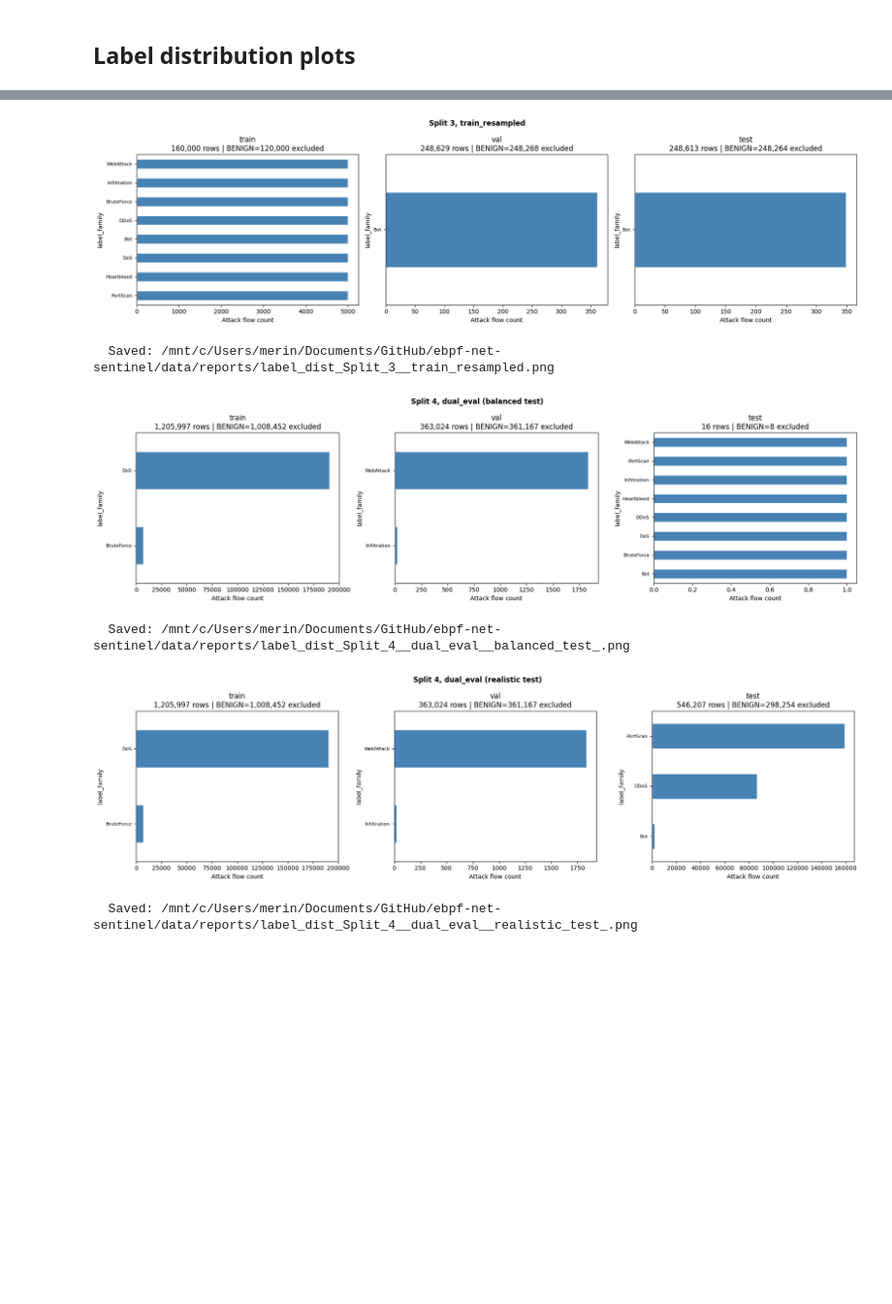
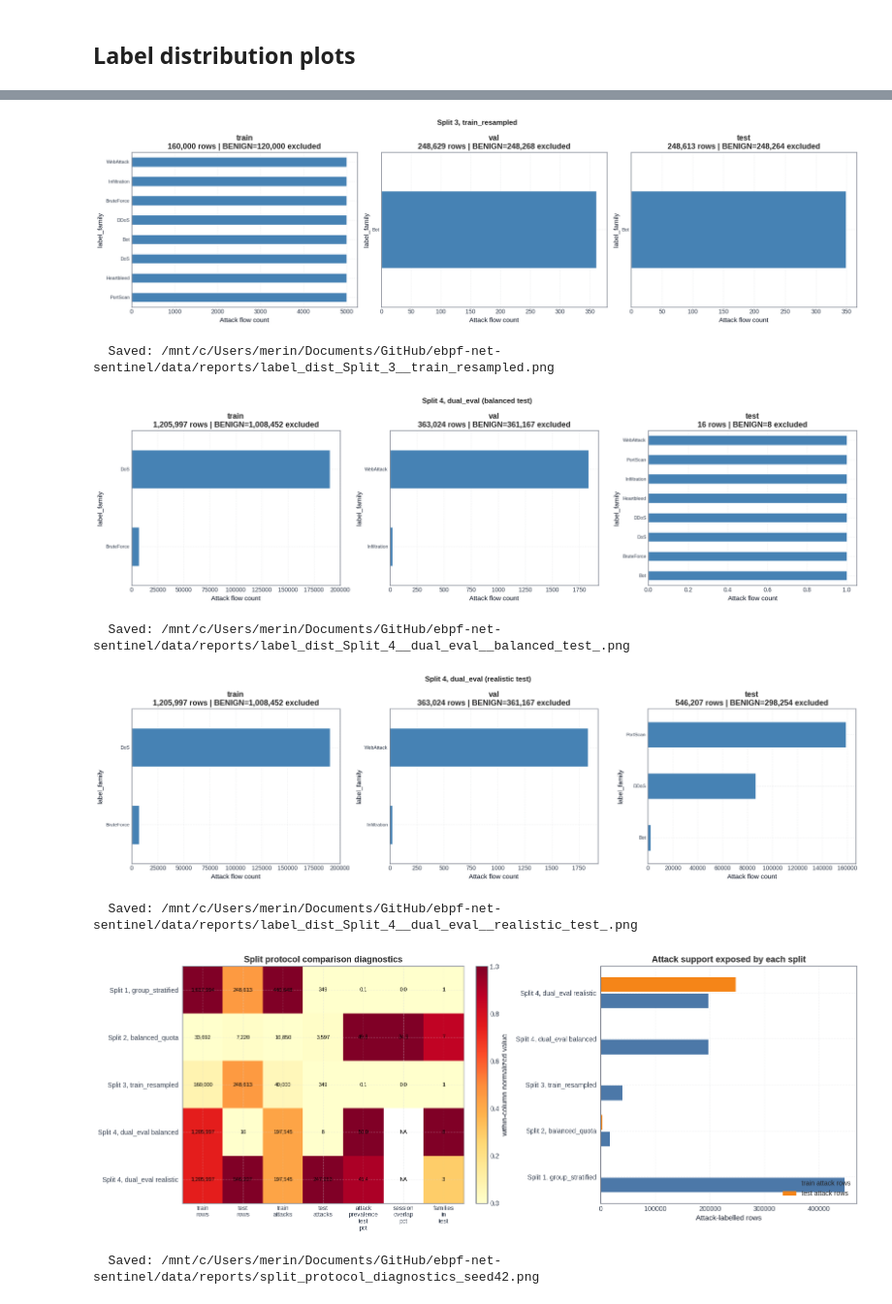
Before and after one commit to merinnnn/ebpf-net-sentinel, a Jupyter notebook: ml/notebooks/00_data_preparation.ipynb, the cells around one changed output, grey strips where cells are left out. Shown at 97% size. Saved outputs shown, nothing was run; the diff lists cells and outputs as text; code cells hidden in the pictures; blank space fills up the shorter version.

Commit message:
update: plots

```diff
--- a/ml/notebooks/00_data_preparation.ipynb
+++ b/ml/notebooks/00_data_preparation.ipynb
@@ -794,4 +807,58 @@ plot_dist(DIR2_BASELINE, "Split 2, balanced_quota")
 plot_dist(DIR3_BASELINE, "Split 3, train_resampled")
 plot_dist(DIR4_BASELINE, "Split 4, dual_eval (balanced test)", test_file="test_balanced.parquet")
 plot_dist(DIR4_BASELINE, "Split 4, dual_eval (realistic test)", test_file="test_realistic.parquet")
+
+
+summary_plot_df = pd.DataFrame([r for r in SUMMARY if r.get('train_rows')]).copy()
+if not summary_plot_df.empty:
+    summary_plot_df['split_short'] = summary_plot_df['name'].str.extract(r'(Split\s+\d(?:,\s*[^()]+)?)', expand=False).fillna(summary_plot_df['name'])
+    summary_plot_df['attack_prevalence_test_pct'] = 100.0 * summary_plot_df['test_attacks'] / summary_plot_df['test_rows'].clip(lower=1)
+    plot_cols = ['train_rows', 'test_rows', 'train_attacks', 'test_attacks', 'attack_prevalence_test_pct', 'session_overlap_pct', 'families_in_test']
+    available_cols = [c for c in plot_cols if c in summary_plot_df.columns]
+    heatmap_df = summary_plot_df.set_index('split_short')[available_cols].copy()
+    heatmap_scaled = heatmap_df.copy()
+    for col in heatmap_scaled.columns:
+        series = heatmap_scaled[col].astype(float)
+        spread = float(series.max() - series.min())
+        heatmap_scaled[col] = 0.5 if spread == 0 else (series - series.min()) / spread
+
+    fig, axes = plt.subplots(1, 2, figsize=(16, 6), gridspec_kw={'width_ratios': [1.2, 1.0]})
+    im = axes[0].imshow(heatmap_scaled.to_numpy(), aspect='auto', cmap='YlOrRd', vmin=0.0, vmax=1.0)
+    axes[0].set_title('Split protocol comparison diagnostics')
+    axes[0].set_xticks(range(len(heatmap_scaled.columns)))
+    axes[0].set_xticklabels([c.replace('_', '\n') for c in heatmap_scaled.columns], fontsize=9)
+    axes[0].set_yticks(range(len(heatmap_scaled.index)))
+    axes[0].set_yticklabels(heatmap_scaled.index)
+    for i, idx in enumerate(heatmap_df.index):
+        for j, col in enumerate(heatmap_df.columns):
+            val = heatmap_df.loc[idx, col]
+            if pd.isna(val):
+                label = 'NA'
+            elif 'pct' in col:
+                label = f'{val:.1f}'
+            else:
+                label = f'{val:,.0f}'
+            axes[0].text(j, i, label, ha='center', va='center', fontsize=8, color='black')
+    plt.colorbar(im, ax=axes[0], fraction=0.046, pad=0.04, label='within-column normalized value')
+
+    attack_share = summary_plot_df[['split_short', 'train_attacks', 'test_attacks']].melt(
+        id_vars='split_short', value_vars=['train_attacks', 'test_attacks'],
+        var_name='partition', value_name='attack_rows'
+    )
+    attack_share['partition'] = attack_share['partition'].map({'train_attacks': 'train', 'test_attacks': 'test'})
+    pivot = attack_share.pivot(index='split_short', columns='partition', values='attack_rows').fillna(0)
+    ypos = np.arange(len(pivot.index))
+    axes[1].barh(ypos - 0.18, pivot.get('train', pd.Series(0, index=pivot.index)), height=0.32, color=BASELINE_COLOR, label='train attack rows')
+    axes[1].barh(ypos + 0.18, pivot.get('test', pd.Series(0, index=pivot.index)), height=0.32, color=EBPF_COLOR, label='test attack rows')
+    axes[1].set_yticks(ypos)
+    axes[1].set_yticklabels(pivot.index)
+    axes[1].set_xlabel('Attack-labelled rows')
+    axes[1].set_title('Attack support exposed by each split')
+    axes[1].legend(loc='lower right')
+
+    plt.tight_layout()
+    split_diag_out = REPORTS_DIR / f'split_protocol_diagnostics_seed{RANDOM_SEED}.png'
+    savefig(fig, split_diag_out)
+    plt.show()
+    print(f'  Saved: {split_diag_out}')
 # %% [output]
@@ -801,7 +868,9 @@ plot_dist(DIR4_BASELINE, "Split 4, dual_eval (realistic test)", test_file="test_
   Saved: /mnt/c/Users/merin/Documents/GitHub/ebpf-net-sentinel/data/reports/label_dist_Split_2__balanced_quota.png
-[figure, old version]
+[figure, new version]
   Saved: /mnt/c/Users/merin/Documents/GitHub/ebpf-net-sentinel/data/reports/label_dist_Split_3__train_resampled.png
-[figure, old version]
+[figure, new version]
   Saved: /mnt/c/Users/merin/Documents/GitHub/ebpf-net-sentinel/data/reports/label_dist_Split_4__dual_eval__balanced_test_.png
-[figure, old version]
+[figure, new version]
   Saved: /mnt/c/Users/merin/Documents/GitHub/ebpf-net-sentinel/data/reports/label_dist_Split_4__dual_eval__realistic_test_.png
+[figure, added]
+  Saved: /mnt/c/Users/merin/Documents/GitHub/ebpf-net-sentinel/data/reports/split_protocol_diagnostics_seed42.png
```
Also changed, not shown: parts of 4 cells of this notebook.
